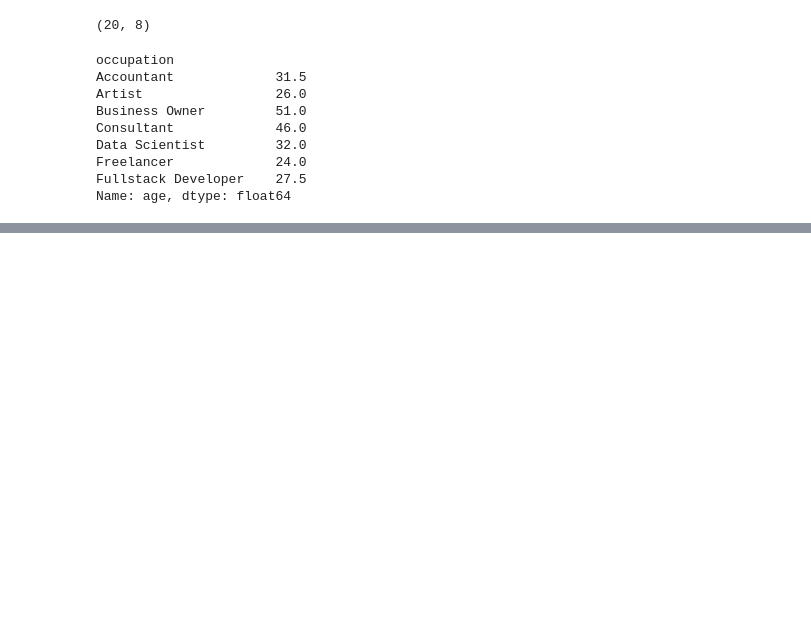
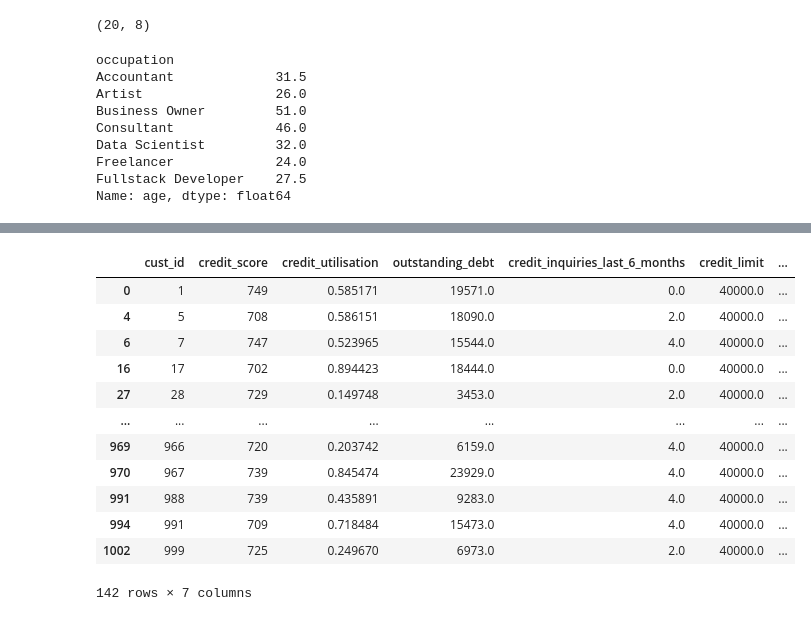
Before and after one commit to YoKshirsagar/Gen-AI, a Jupyter notebook: 5.Math And Statistics/6.Atliqo Bank Project Phase 1 Find Traget Market/7.11_Data Cleaning Credit Score Table - Part 1.ipynb, the cells around one changed output, grey strips where cells are left out. Saved outputs shown, nothing was run; the diff lists cells and outputs as text; code cells hidden in the pictures; blank space fills up the shorter version.

```diff
--- a/5.Math And Statistics/6.Atliqo Bank Project Phase 1 Find Traget Market/7.8_Treat Outliers in Age Column.ipynb
+++ b/5.Math And Statistics/6.Atliqo Bank Project Phase 1 Find Traget Market/7.11_Data Cleaning Credit Score Table - Part 1.ipynb
@@ -465,0 +646,9 @@ df_cust[(df_cust.age<15)|(df_cust.age>80)]
+# %%
+# Define bin ranges
+bin_ranges = [300, 450, 500, 550, 600, 650, 700, 750, 800]
+
+# Create labels for the bins
+bin_labels = [f'{start}-{end-1}' for start, end in zip(bin_ranges, bin_ranges[1:])]
+
+# Use pd.cut to assign data to bins
+df_cs_clean_1['credit_score_range'] = pd.cut(df_cs_clean_1['credit_score'], bins=bin_ranges, labels=bin_labels, include_lowest=True, right=False)
@@ -465,0 +664,16 @@ df_cust[(df_cust.age<15)|(df_cust.age>80)]
+# %%
+df_cs_clean_1[df_cs_clean_1.credit_score_range=='700-749']
+# %% [output]
+|  | cust_id | credit_score | credit_utilisation | outstanding_debt | credit_inquiries_last_6_months | credit_limit | ... |
+| 0 | 1 | 749 | 0.585171 | 19571.0 | 0.0 | 40000.0 | ... |
+| 4 | 5 | 708 | 0.586151 | 18090.0 | 2.0 | 40000.0 | ... |
+| 6 | 7 | 747 | 0.523965 | 15544.0 | 4.0 | 40000.0 | ... |
+| 16 | 17 | 702 | 0.894423 | 18444.0 | 0.0 | 40000.0 | ... |
+| 27 | 28 | 729 | 0.149748 | 3453.0 | 2.0 | 40000.0 | ... |
+| ... | ... | ... | ... | ... | ... | ... | ... |
+| 969 | 966 | 720 | 0.203742 | 6159.0 | 4.0 | 40000.0 | ... |
+| 970 | 967 | 739 | 0.845474 | 23929.0 | 4.0 | 40000.0 | ... |
+| 991 | 988 | 739 | 0.435891 | 9283.0 | 4.0 | 40000.0 | ... |
+| 994 | 991 | 709 | 0.718484 | 15473.0 | 4.0 | 40000.0 | ... |
+| 1002 | 999 | 725 | 0.249670 | 6973.0 | 2.0 | 40000.0 | ... |
+142 rows × 7 columns
```
Also changed, not shown: parts of 31 cells of this notebook.
